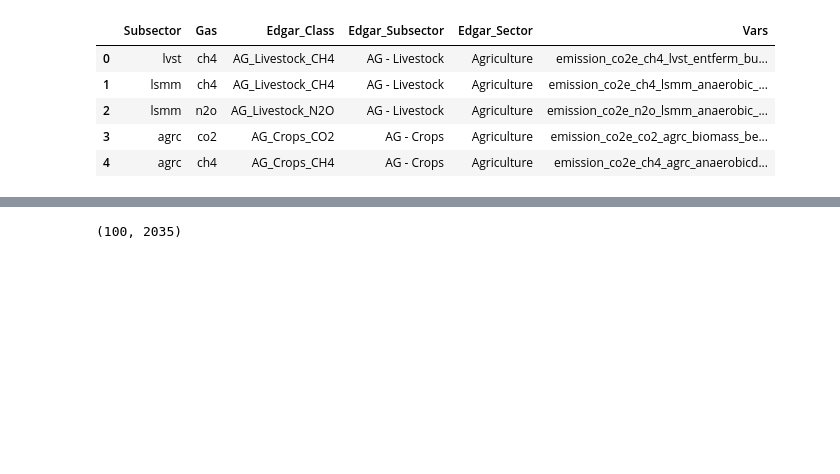
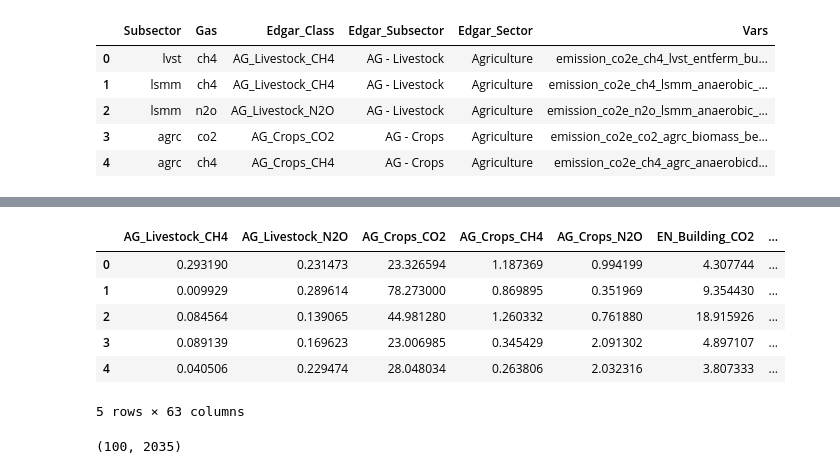
Before and after one commit to JuanRobledo12/lhp_ssp_sampling, a Jupyter notebook: src/test_reune_salidas.ipynb, the cells around one changed output, grey strips where cells are left out. Drawn from its saved outputs; the diff is of its cells as text; code cells hidden in the pictures; blank space fills up the shorter version.

```diff
--- a/src/test_reune_salidas.ipynb
+++ b/src/test_reune_salidas.ipynb
@@ -98,3 +98,5 @@ for i in range(len(mapping)):
     vars_ = mapping.loc[i, 'Vars'].split(":")
     df_targets_imputed[mapping.loc[i, 'Edgar_Class']] = df_targets_imputed[vars_].sum(axis=1)
     # print(mapping.loc[i, 'Edgar_Class'])
+# %%
+target_vars = mapping['Edgar_Class'].unique()
@@ -101,3 +121,14 @@ for i in range(len(mapping)):
+# %%
+df_targets_final = df_targets_imputed[target_vars]
+df_targets_final.head()
+# %% [output]
+|  | AG_Livestock_CH4 | AG_Livestock_N2O | AG_Crops_CO2 | AG_Crops_CH4 | AG_Crops_N2O | EN_Building_CO2 | ... |
+| 0 | 0.293190 | 0.231473 | 23.326594 | 1.187369 | 0.994199 | 4.307744 | ... |
+| 1 | 0.009929 | 0.289614 | 78.273000 | 0.869895 | 0.351969 | 9.354430 | ... |
+| 2 | 0.084564 | 0.139065 | 44.981280 | 1.260332 | 0.761880 | 18.915926 | ... |
+| 3 | 0.089139 | 0.169623 | 23.006985 | 0.345429 | 2.091302 | 4.897107 | ... |
+| 4 | 0.040506 | 0.229474 | 28.048034 | 0.263806 | 2.032316 | 3.807333 | ... |
+5 rows × 63 columns
 # %%
 df_attributes.shape
 # %% [output]
```
Also changed, not shown: parts of 2 cells of this notebook, 2 other files.
